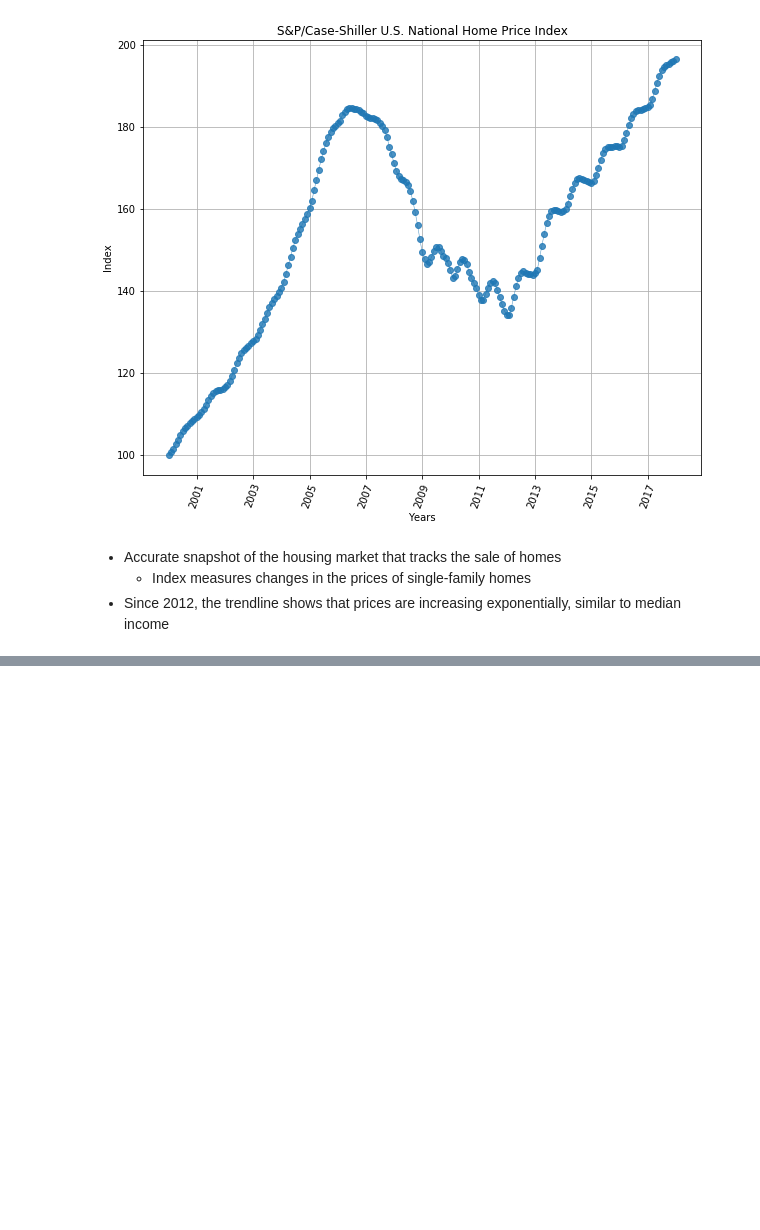
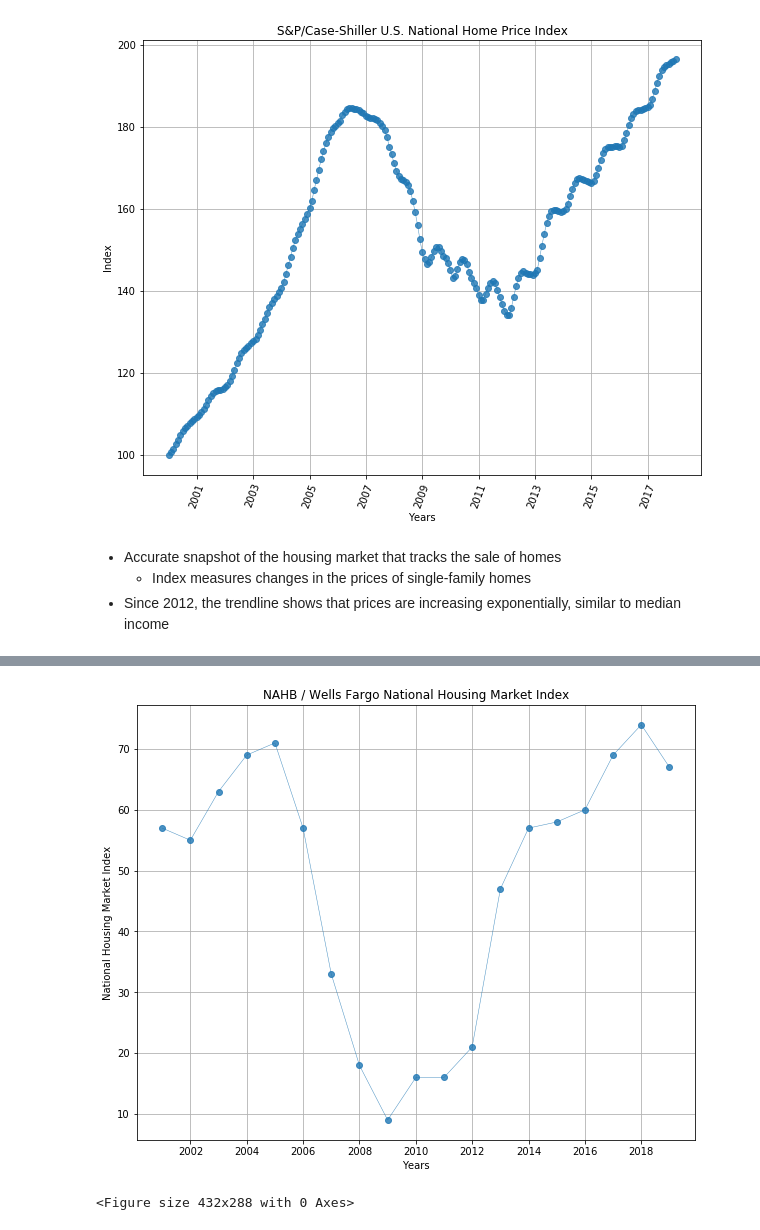
Before and after one commit to Kamran-Wali/Project_Antigravity2, a Jupyter notebook: Presentation.ipynb, the cells around one changed output, grey strips where cells are left out. Saved outputs shown, nothing was run; the diff lists cells and outputs as text; code cells hidden in the pictures; blank space fills up the shorter version.

```diff
--- a/Presentation.ipynb
+++ b/Presentation.ipynb
@@ -141,0 +129,4 @@ plt.show()
+# %%
+#NAHB / Wells Fargo National Housing Market Index
+WellsFargo_HM_Index = quandl.get("NAHB/NWFHMI", authtoken="y7AX1dy3giQQhANZj-7n", collapse="annual", start_date="2000-01-01")
+WellsFargo_HM_Index.describe()
@@ -141,0 +143,19 @@ plt.show()
+# %%
+WellsFargo_HM_Index = WellsFargo_HM_Index.reset_index()
+plt.figure(figsize=(10,8))
+x_vals = WellsFargo_HM_Index["Month"]
+y_vals = WellsFargo_HM_Index["Value"]
+plt.plot(x_vals,
+        y_vals, marker="o", linewidth=0.5,
+        alpha=0.8)
+# Add labels to the x and y axes and a title
+plt.title("NAHB / Wells Fargo National Housing Market Index")
+plt.xlabel("Years")
+plt.ylabel("National Housing Market Index")
+plt.grid()
+plt.show()
+plt.tight_layout()
+#plt.savefig("archive/National_Housing_Market_Index.png")
+# %% [output]
+[figure, added]
+<Figure size 432x288 with 0 Axes>
```
Also changed, not shown: parts of 28 cells of this notebook.
